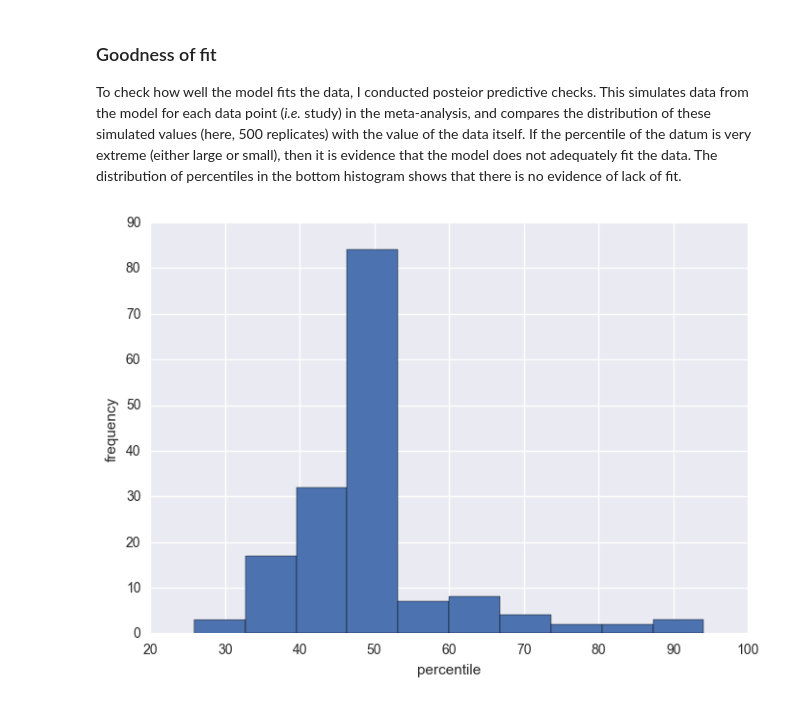
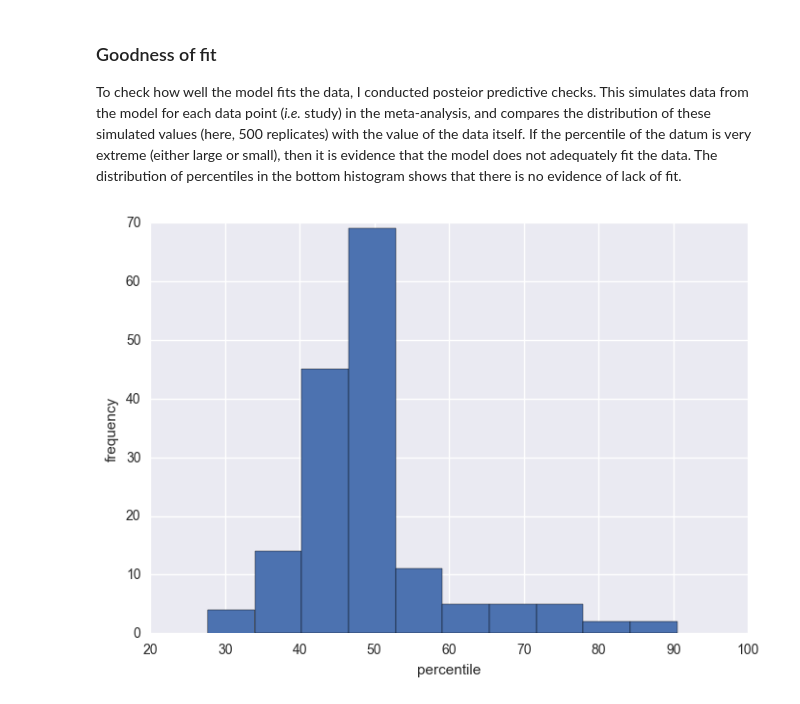
Before and after one commit to VanderbiltPopHealthSci/uterine_fibroids_MA, a Jupyter notebook: Key Question 3 Meta-analysis.ipynb, the cells around one changed output. Drawn from its saved outputs; the diff is of its cells as text; code cells hidden in the pictures.

Commit message:
Updated models using simple Pritts model

```diff
--- a/Key Question 3 Meta-analysis.ipynb
+++ b/Key Question 3 Meta-analysis.ipynb
@@ -228,0 +279,5 @@ pritts_epc = create_model(all_data)
+# %%
+prospective_mask = all_data.design=='Prospective'
+
+pritts_epc_prospective = original_model(all_data[prospective_mask])
+pritts_epc_retrospective = original_model(all_data[~prospective_mask])
@@ -229,6 +288,6 @@ pritts_epc = create_model(all_data)
 # %%
-with pritts_epc:
-    pritts_epc_trace = pm.sample(iterations, random_seed=[20140425, 19700903][0])
+with pritts_epc_retrospective:
+    epc_retrospective_trace = pm.sample(iterations, njobs=4, random_seed=rseeds)
 # %% [output]
 Auto-assigning NUTS sampler...
 Initializing NUTS using advi...
@@ -239,0 +295,3 @@ pritts_plot(pritts_epc_trace)
+# %%
+with pritts_epc_prospective:
+    epc_prospective_trace = pm.sample(iterations, njobs=4, random_seed=rseeds)
@@ -246,10 +310,14 @@ ppc = pm.sample_ppc(pritts_epc_trace, model=pritts_epc, samples=500)
+# %%
+ppc_retro = pm.sample_ppc(epc_retrospective_trace, model=pritts_epc_retrospective, samples=500)
+ppc_prosp = pm.sample_ppc(epc_prospective_trace, model=pritts_epc_prospective, samples=500)
 # %%
 from scipy.stats import percentileofscore
 
-p = [percentileofscore(s, o).round(2) for s,o in zip(ppc['obs'].T, all_data.Tumors)]
+p = [percentileofscore(s, o).round(2) for s,o in zip(ppc_retro['obs'].T, all_data[~prospective_mask].Tumors)]
+p += [percentileofscore(s, o).round(2) for s,o in zip(ppc_prosp['obs'].T, all_data[prospective_mask].Tumors)]
 
 plt.hist(p)
 plt.xlabel('percentile')
 plt.ylabel('frequency');
 # %% [output]
-[figure, old version]
+[figure, new version]
```
Also changed, not shown: parts of 36 cells of this notebook.
